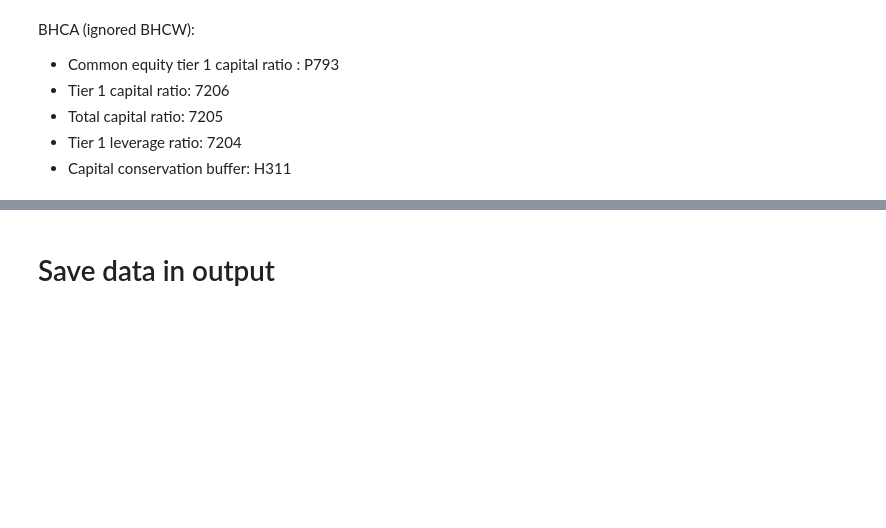
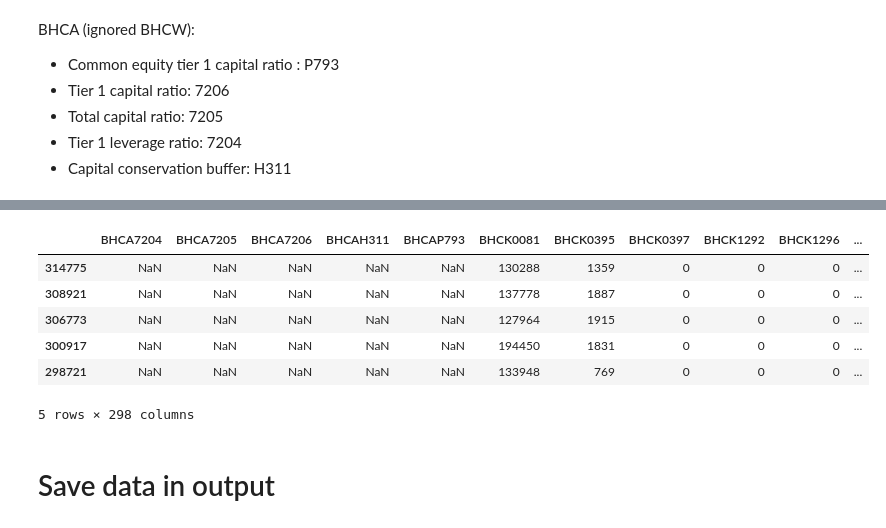
Before and after one commit to jmanacid1/DSE-Project, a Jupyter notebook: Data_Processing/notebooks/Dynamics of finance.ipynb, the cells around one changed output, grey strips where cells are left out. Cells and saved outputs as stored; diff of their text form; code cells hidden in the pictures; blank space fills up the shorter version.

```diff
--- a/Data_Processing/notebooks/Dynamics of finance.ipynb
+++ b/Data_Processing/notebooks/Dynamics of finance.ipynb
@@ -1209,0 +1233,8 @@ df_all_final["RATIO_COMMON_EQUITY_TIER1_CAPITAL_FRY9C"] = df_all_final[
+# %%
+df_all_final_cols = pd.Series(df_all_final.columns)
+# %%
+list_cols_cummulative = df_all_final_cols[
+    df_all_final_cols.str.startswith(
+        ("REVENUE", "NET_INCOME", "CHARGED", "RECOVERIES", "LOANS", "REVENUE", "EBT")
+    )
+].unique()
@@ -1210,2 +1290,20 @@ df_all_final["RATIO_COMMON_EQUITY_TIER1_CAPITAL_FRY9C"] = df_all_final[
+# %%
+df_all_final["year"] = df_all_final["quarter"].str[:4].astype(int)
+df_all_final["month"] = df_all_final["quarter"].str[4:6].astype(int)
+df_all_final["nr_quarter"] = ((df_all_final["month"] - 1) // 3) + 1
+
+structure_cols = {"RSSD9017": "legal_name", "RSSD9001": "id", "RSSD9005": "country"}
+df_all_final_rename = df_all_final.rename(columns=structure_cols)
+# %%
+df_all_final_cols_wcummulative = calc_per_quarter_value(list_report_col=list_cols_cummulative, df=df_all_final_rename)
+df_all_final_cols_wcummulative.head()
+# %% [output]
+|  | BHCA7204 | BHCA7205 | BHCA7206 | BHCAH311 | BHCAP793 | BHCK0081 | BHCK0395 | BHCK0397 | BHCK1292 | BHCK1296 | ... |
+| 314775 | NaN | NaN | NaN | NaN | NaN | 130288 | 1359 | 0 | 0 | 0 | ... |
+| 308921 | NaN | NaN | NaN | NaN | NaN | 137778 | 1887 | 0 | 0 | 0 | ... |
+| 306773 | NaN | NaN | NaN | NaN | NaN | 127964 | 1915 | 0 | 0 | 0 | ... |
+| 300917 | NaN | NaN | NaN | NaN | NaN | 194450 | 1831 | 0 | 0 | 0 | ... |
+| 298721 | NaN | NaN | NaN | NaN | NaN | 133948 | 769 | 0 | 0 | 0 | ... |
+5 rows × 298 columns
 # %% [markdown]
 # Save data in output
```
Also changed, not shown: parts of 8 cells of this notebook, 24 other files.
